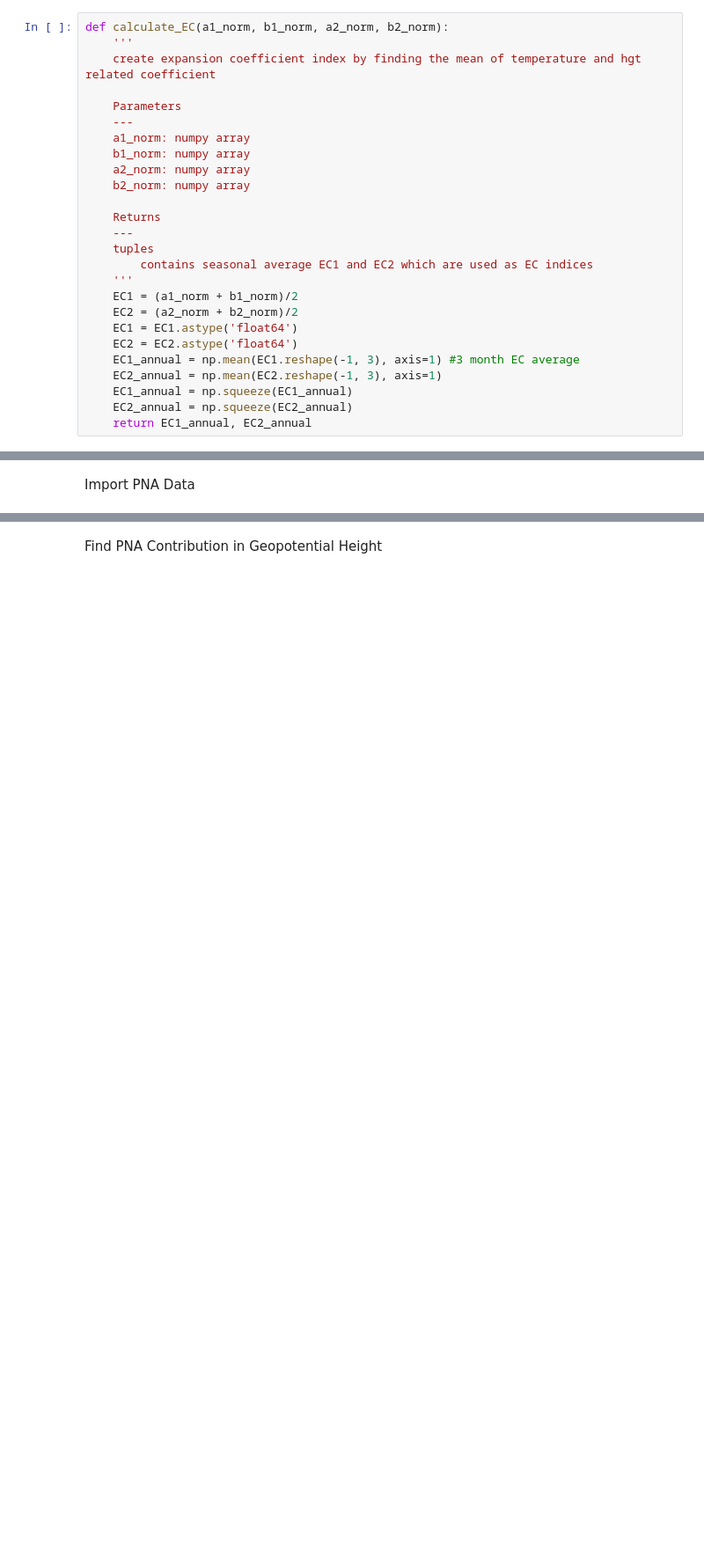
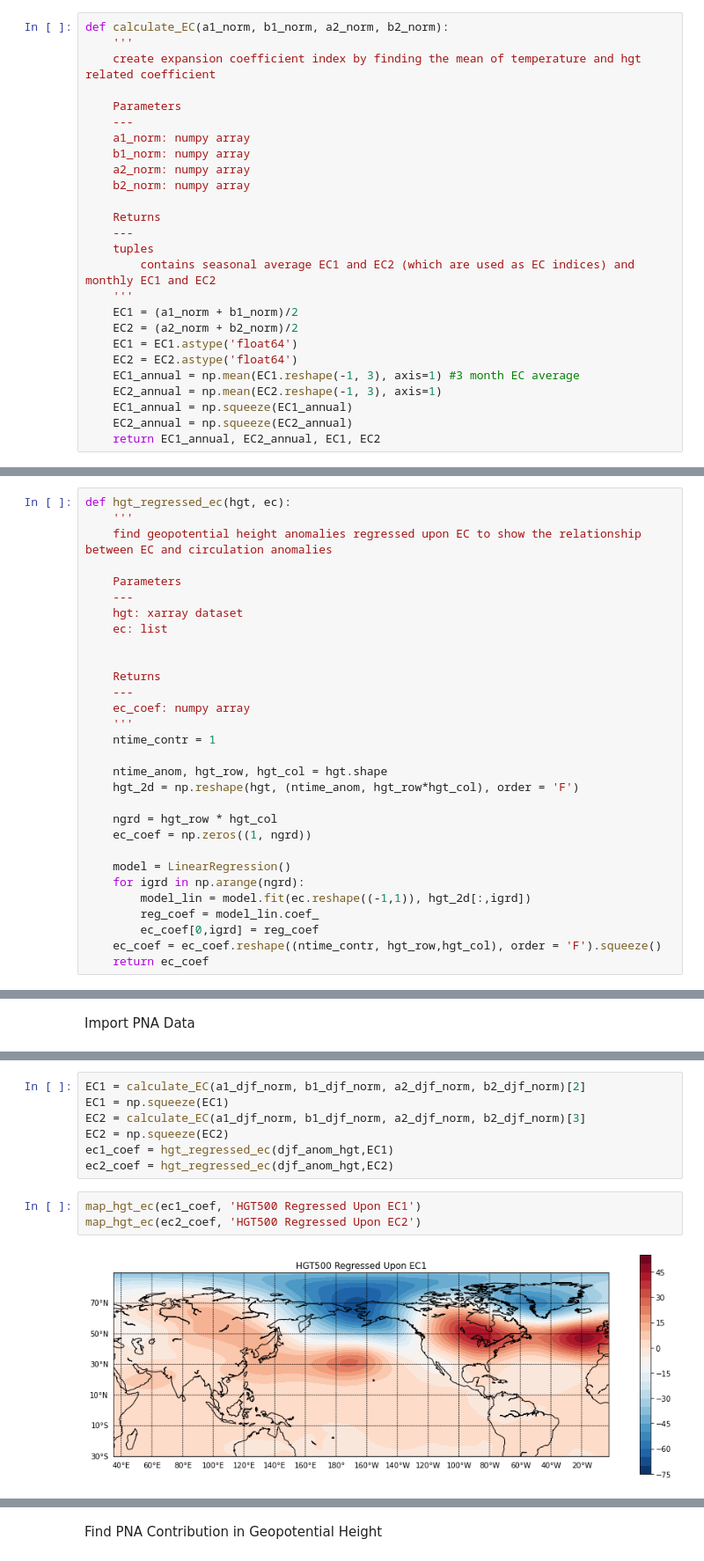
Before and after one commit to InigoP/NOAA, a Jupyter notebook: index_calculation.ipynb, the cells around one changed output, grey strips where cells are left out. Shown: that part at 88% size. Saved outputs shown, nothing was run; the diff lists cells and outputs as text; blank space fills up the shorter version.

```diff
--- a/index_calculation.ipynb
+++ b/index_calculation.ipynb
@@ -228,7 +229,7 @@ def calculate_EC(a1_norm, b1_norm, a2_norm, b2_norm):
     Returns
     ---
     tuples
-        contains seasonal average EC1 and EC2 which are used as EC indices
+        contains seasonal average EC1 and EC2 (which are used as EC indices) and monthly EC1 and EC2
     '''
     EC1 = (a1_norm + b1_norm)/2
     EC2 = (a2_norm + b2_norm)/2
@@ -238,7 +239,7 @@ def calculate_EC(a1_norm, b1_norm, a2_norm, b2_norm):
     EC2_annual = np.mean(EC2.reshape(-1, 3), axis=1)
     EC1_annual = np.squeeze(EC1_annual)
     EC2_annual = np.squeeze(EC2_annual)
-    return EC1_annual, EC2_annual
+    return EC1_annual, EC2_annual, EC1, EC2
 # %%
 def read_file(file, months):
     '''
@@ -364,6 +365,36 @@ def pna_contribution(hgt, pna):
             PNA_contribution = np.append(PNA_contribution, pna_contribution_2d, axis = 0)
 
     return PNA_contribution
+# %%
+def hgt_regressed_ec(hgt, ec):
+    '''
+    find geopotential height anomalies regressed upon EC to show the relationship between EC and circulation anomalies
+
+    Parameters
+    ---
+    hgt: xarray dataset
+    ec: list
+
+
+    Returns
+    ---
+    ec_coef: numpy array
+    '''
+    ntime_contr = 1
+
+    ntime_anom, hgt_row, hgt_col = hgt.shape
+    hgt_2d = np.reshape(hgt, (ntime_anom, hgt_row*hgt_col), order = 'F')
+
+    ngrd = hgt_row * hgt_col
+    ec_coef = np.zeros((1, ngrd))
+
+    model = LinearRegression()
+    for igrd in np.arange(ngrd):
+        model_lin = model.fit(ec.reshape((-1,1)), hgt_2d[:,igrd])
+        reg_coef = model_lin.coef_
+        ec_coef[0,igrd] = reg_coef
+    ec_coef = ec_coef.reshape((ntime_contr, hgt_row,hgt_col), order = 'F').squeeze()
+    return ec_coef
 # %%
 def calculate_index(hgt_anom, PNA_Contribution):
     '''
@@ -615,0 +781,12 @@ pna_son = read_file('C:/Users/inigo/Documents/MATLAB/NCEP_Data/NCEP_R2/pna_index
+# %%
+EC1 = calculate_EC(a1_djf_norm, b1_djf_norm, a2_djf_norm, b2_djf_norm)[2]
+EC1 = np.squeeze(EC1)
+EC2 = calculate_EC(a1_djf_norm, b1_djf_norm, a2_djf_norm, b2_djf_norm)[3]
+EC2 = np.squeeze(EC2)
+ec1_coef = hgt_regressed_ec(djf_anom_hgt,EC1)
+ec2_coef = hgt_regressed_ec(djf_anom_hgt,EC2)
+# %%
+map_hgt_ec(ec1_coef, 'HGT500 Regressed Upon EC1')
+map_hgt_ec(ec2_coef, 'HGT500 Regressed Upon EC2')
+# %% [output]
+[figure, added]
```
Also changed, not shown: parts of 40 cells of this notebook.
